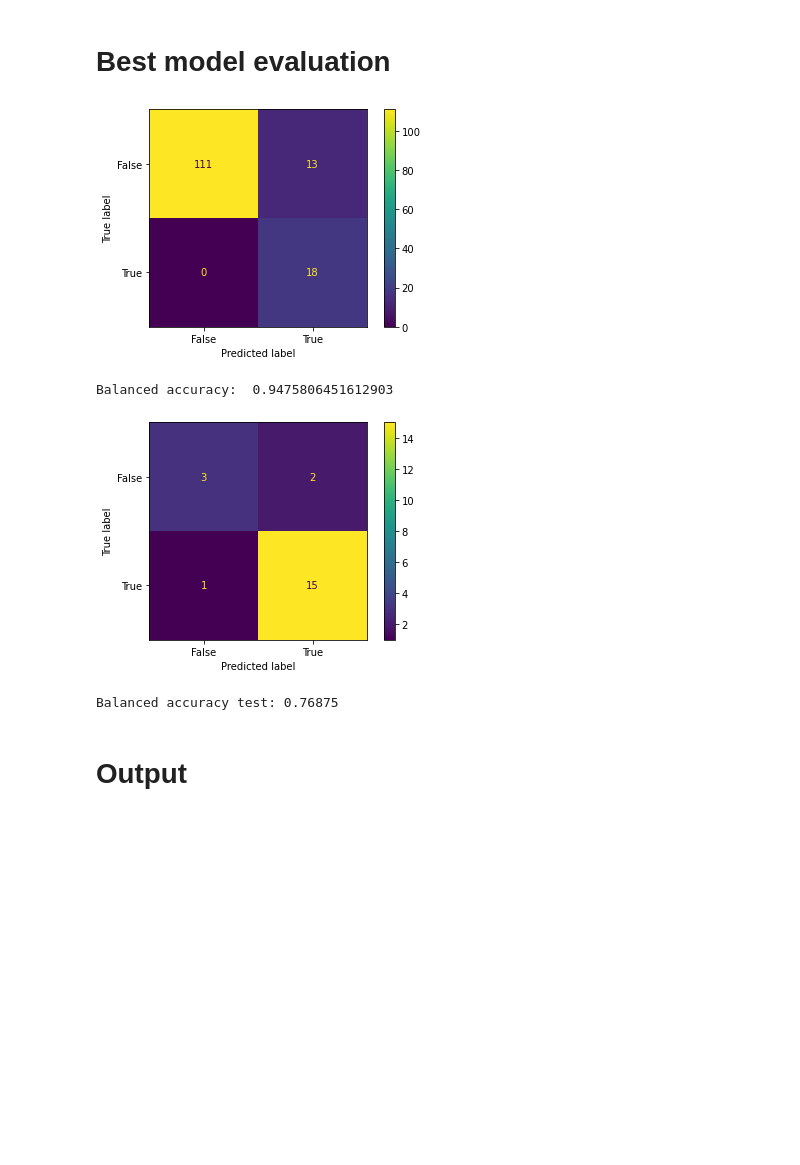
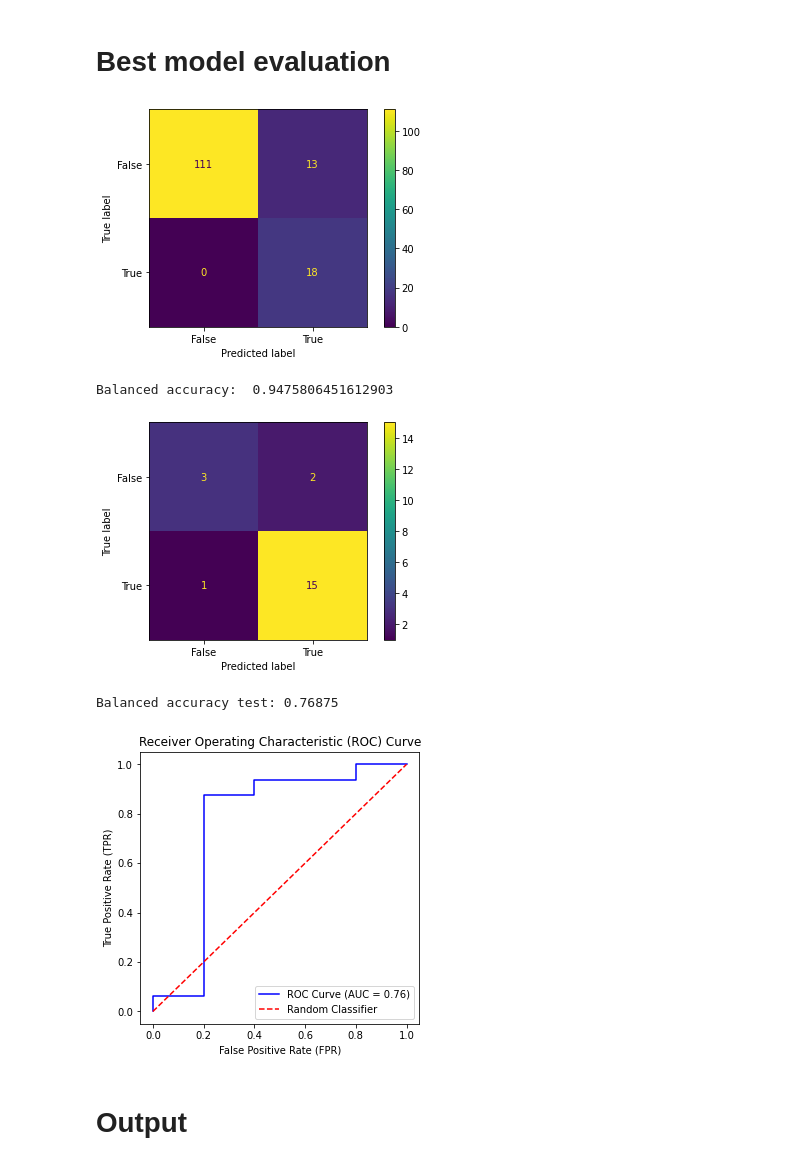
Before and after one commit to kaislaughter/Ionizable_drug_siRNA_complexation, a Jupyter notebook: 5. Initial classification analysis for siRNA complexation screening data.ipynb, the cells around one changed output. Saved outputs shown, nothing was run; the diff lists cells and outputs as text; code cells hidden in the pictures; blank space fills up the shorter version.

```diff
--- a/5. Initial classification analysis for siRNA complexation screening data.ipynb
+++ b/5. Initial classification analysis for siRNA complexation screening data.ipynb
@@ -640,32 +659,48 @@ method_2_scores
 # %%
 # Method 2 with 5 descriptors
 descs = descs_2_man[4]
 
+# Define logistic regression model
 clf = LogisticRegression(solver='liblinear', multi_class='ovr', class_weight='balanced', max_iter=1000)
 clf.fit(x[descs],y)
 
+# display confusion matrix for training set
 cm_test(clf,x[descs],y)
 
-test_molecules = pd.read_csv('Data_files/descriptors_test_compounds.csv')
-
-X_test = test_molecules
-
-X_test[X.columns] = scaler.transform(X_test[X.columns])
-Y_test = test_molecules['siRNA complexing']
-
+# predict values from testing set
 Y_pred = clf.predict(X_test[descs])
 
+# display confusion matrix for testing set
 cm = confusion_matrix(Y_test, Y_pred, labels=clf.classes_)
 disp = ConfusionMatrixDisplay(confusion_matrix=cm,display_labels=clf.classes_)
 disp.plot()
+plt.show()
 
+# printing balanced accuracy score for testing set
+print('Balanced accuracy test:', balanced_accuracy_score(Y_test,Y_pred))
+
+# generate ROC curve
+prob_true = clf.predict_proba(X_test[descs])[:,1]
+auc_score = roc_auc_score(Y_test,prob_true)
+fpr, tpr, thresholds = roc_curve(Y_test, prob_true)
+plt.figure(figsize = (5,5))
+plt.plot(fpr, tpr, 'b', label = f'ROC Curve (AUC = {auc_score:.2f})')
+plt.plot([0, 1], [0, 1], 'r--', label = 'Random Classifier')
+plt.xlabel('False Positive Rate (FPR)')
+plt.ylabel('True Positive Rate (TPR)')
+plt.title('Receiver Operating Characteristic (ROC) Curve')
+plt.legend()
 plt.show()
-print('Balanced accuracy test:', balanced_accuracy_score(Y_test,Y_pred))
+
+# output ROC curve
+ROC_curve = pd.DataFrame({'FPR':fpr,'TPR':tpr})
+ROC_curve.to_csv('Data_files/For_plotting/prelim_best_model_ROC.csv')
 # %% [output]
 [figure]
 Balanced accuracy:  0.9475806451612903
 [figure]
 Balanced accuracy test: 0.76875
+[figure, added]
 # %% [markdown]
 # Output
 # %%
```
Also changed, not shown: parts of 10 cells of this notebook.
